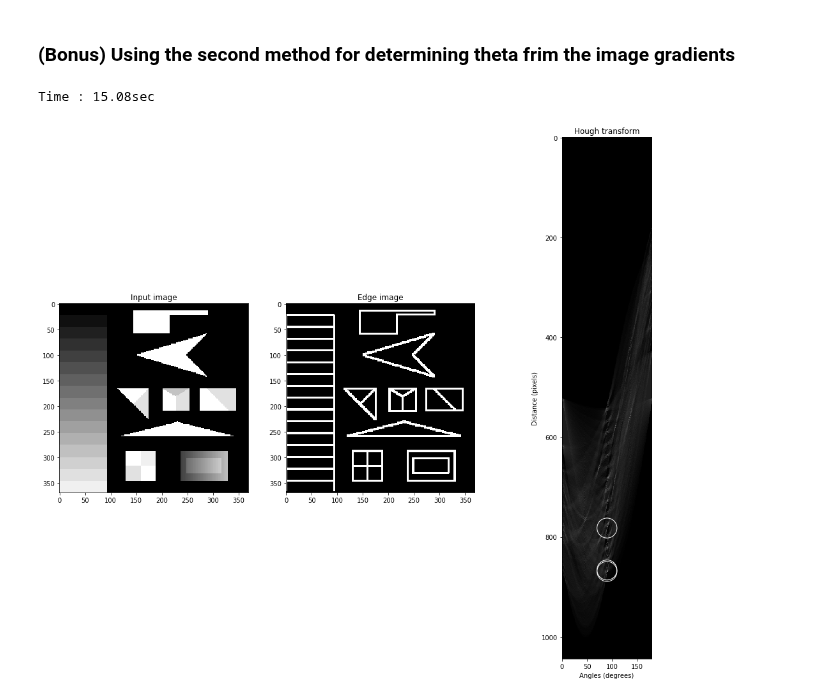
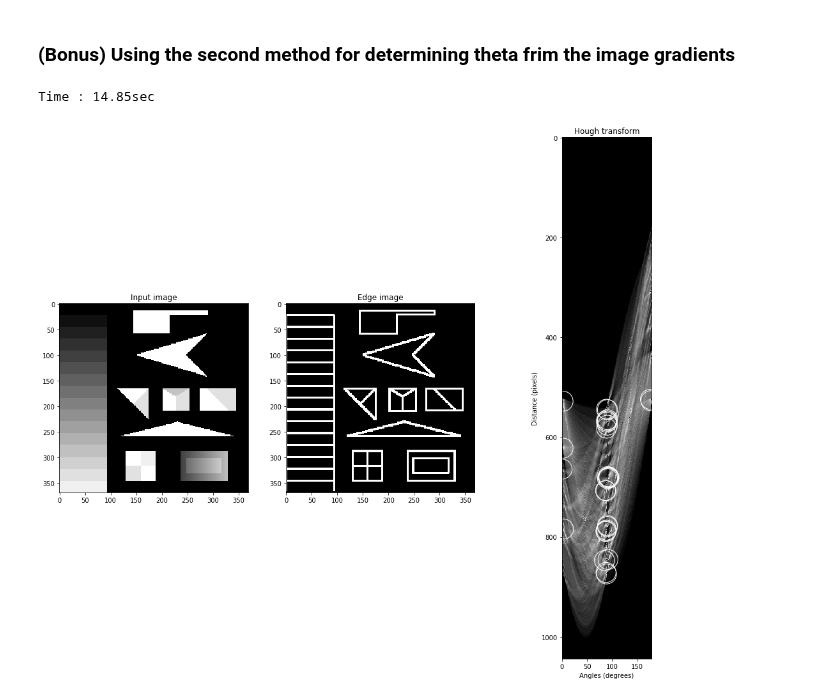
Before and after one commit to happyhyowon/assignment, a Jupyter notebook: vision/assignment3/hough.ipynb, the cells around one changed output. Saved outputs shown, nothing was run; the diff lists cells and outputs as text; code cells hidden in the pictures.

```diff
--- a/vision/assignment3/hough.ipynb
+++ b/vision/assignment3/hough.ipynb
@@ -172,7 +172,7 @@ def hough_line(img, angle_step=1, lines_are_white=True, value_threshold=0, Verbo
     print('Time : %.2fsec' % (eTime - sTime))
     return accumulator, thetas, rhos
 # %%
-def show_hough_line(img, accumulator, thetas, rhos, save_path=None):
+def show_hough_line(img, accumulator, thetas, rhos, thd=200, save_path=None):
     fig, ax = plt.subplots(1, 3, figsize=(18, 15))
 
     ax[0].imshow(img, cmap='gray')
@@ -190,7 +190,7 @@ def show_hough_line(img, accumulator, thetas, rhos, save_path=None):
     ax[2].set_ylabel('Distance (pixels)')
     ax[2].axis('image')
 
-    r_idx, theta_idx = np.nonzero(accumulator > 200)
+    r_idx, theta_idx = np.nonzero(accumulator > thd)
     for r, theta in zip(r_idx, theta_idx):
         circle = mpl.patches.Circle((theta, r), radius=20, color='white', fill=False)
         ax[2].add_patch(circle)
@@ -284,15 +284,15 @@ def hough_line_1(img, angle_step=1, lines_are_white=True, value_threshold=0, Ver
             for t_idx in range(num_thetas):
                 # Calculate rho. diag_len is added for a positive index
                 rho = diag_len + int(round(x * cos_t[t_idx] + y * sin_t[t_idx]))
-                accumulator[rho, t_idx] += 1
+                accumulator[rho, t_idx] += magnitude[y, x]
     eTime = time.time()
     print('Time : %.2fsec' % (eTime - sTime))
     return accumulator, thetas, rhos
 # %%
 accumulator, thetas, rhos = hough_line_1(result)
 # %% [output]
-Time : 15.08sec
+Time : 14.85sec
 # %%
-show_hough_line(img, accumulator, thetas, rhos, save_path='bonus.png')
+show_hough_line(img, accumulator, thetas, rhos, thd=250, save_path='bonus.png')
 # %% [output]
-[figure, old version]
+[figure, new version]
```
Also changed, not shown: parts of 2 cells of this notebook.
